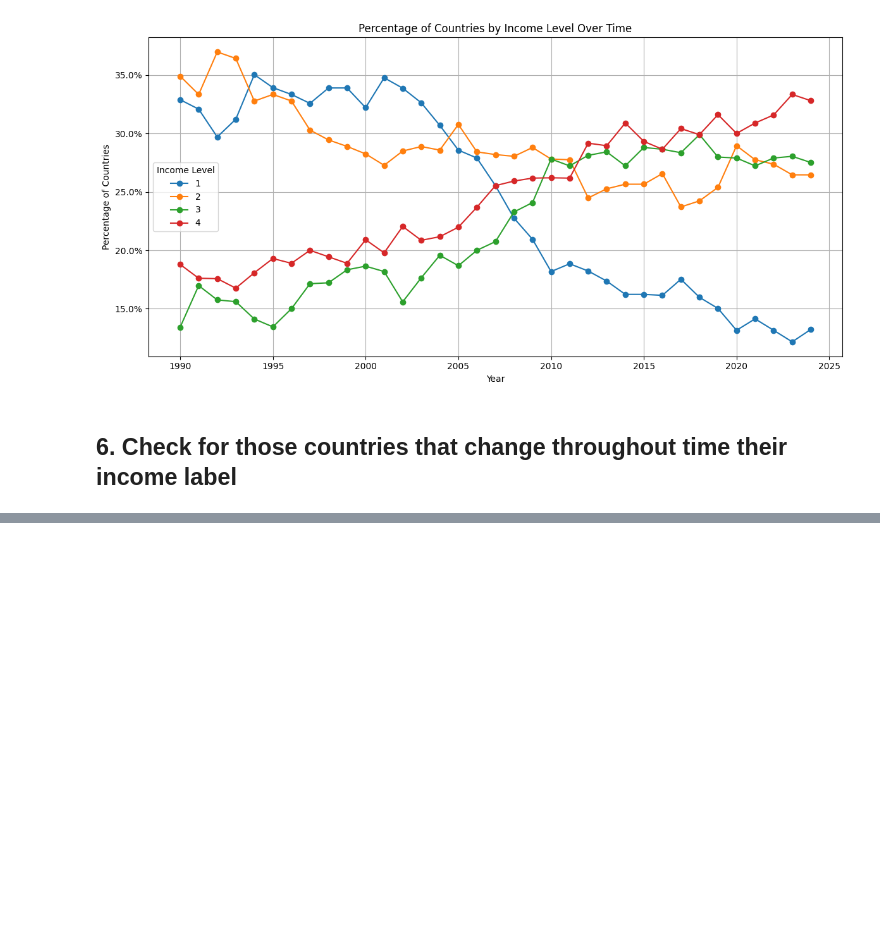
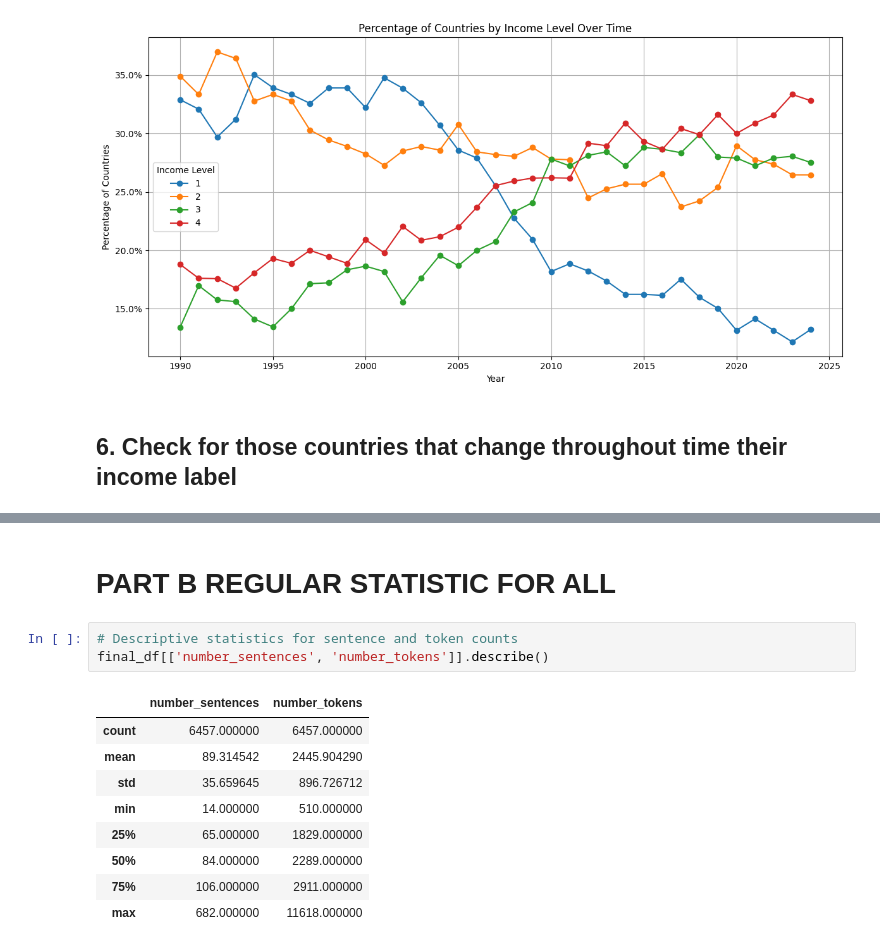
Before and after one commit to AlvaroMillanRuiz/NLP_BDS, a Jupyter notebook: 3. EDA.ipynb, the cells around one changed output, grey strips where cells are left out. Saved outputs shown, nothing was run; the diff lists cells and outputs as text; blank space fills up the shorter version.

```diff
--- a/3. EDA.ipynb
+++ b/3. EDA.ipynb
@@ -188,0 +201,15 @@ plt.show()
+# %% [markdown]
+# PART B REGULAR STATISTIC FOR ALL
+# %%
+# Descriptive statistics for sentence and token counts
+final_df[['number_sentences', 'number_tokens']].describe()
+# %% [output]
+|  | number_sentences | number_tokens |
+| count | 6457.000000 | 6457.000000 |
+| mean | 89.314542 | 2445.904290 |
+| std | 35.659645 | 896.726712 |
+| min | 14.000000 | 510.000000 |
+| 25% | 65.000000 | 1829.000000 |
+| 50% | 84.000000 | 2289.000000 |
+| 75% | 106.000000 | 2911.000000 |
+| max | 682.000000 | 11618.000000 |
```
Also changed, not shown: parts of 12 cells of this notebook, 6 other files.
